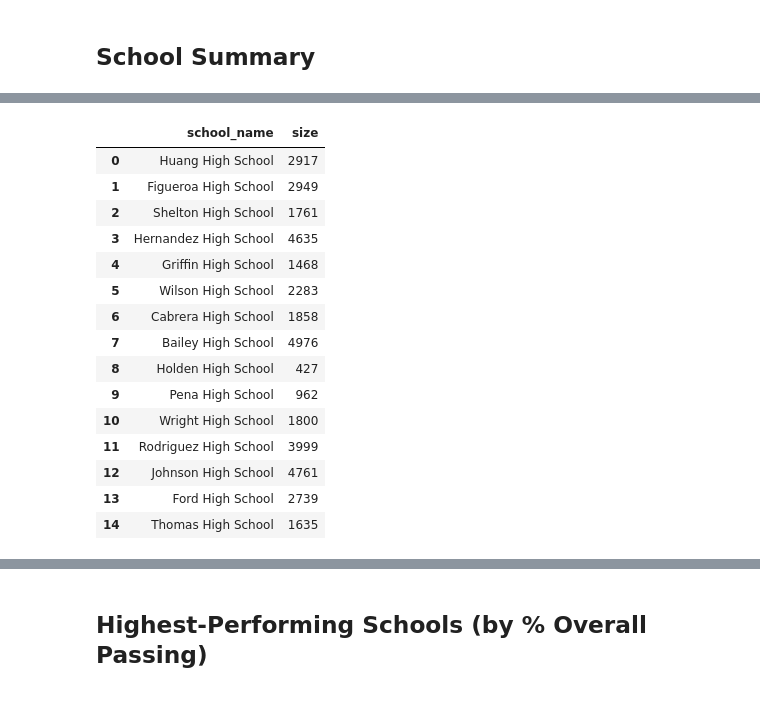
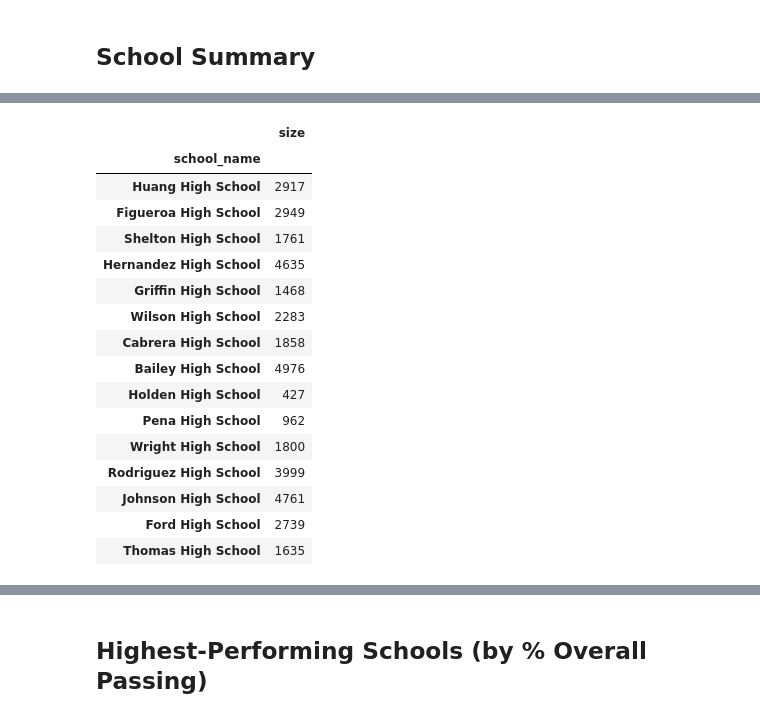
Before and after one commit to jmil86/pandas-challenge, a Jupyter notebook: PyCitySchools/PyCitySchools_starter.ipynb, the cells around one changed output, grey strips where cells are left out. Drawn from its saved outputs; the diff is of its cells as text; code cells hidden in the pictures.

```diff
--- a/PyCitySchools/PyCitySchools_starter.ipynb
+++ b/PyCitySchools/PyCitySchools_starter.ipynb
@@ -101,6 +101,6 @@ district_summary
 ## School Summary
 # %%
 # Use the code provided to select the type per school from school_data
-school_types = school_data.set_index(["school_name"])["type"]
+school_types = pd.DataFrame(school_data.set_index(["school_name"])["type"])
 school_types
 # %% [output]
@@ -124,25 +124,25 @@ Name: type, dtype: object
 # %%
 # Calculate the total student count per school from school_data
-schools_df = pd.DataFrame(school_data)
+student_count_per_school = pd.DataFrame(school_data.set_index(["school_name"])["size"])
 
-student_count_per_school = schools_df[['school_name', 'size']]
 student_count_per_school
 # %% [output]
-|  | school_name | size |
-| 0 | Huang High School | 2917 |
-| 1 | Figueroa High School | 2949 |
-| 2 | Shelton High School | 1761 |
-| 3 | Hernandez High School | 4635 |
-| 4 | Griffin High School | 1468 |
-| 5 | Wilson High School | 2283 |
-| 6 | Cabrera High School | 1858 |
-| 7 | Bailey High School | 4976 |
-| 8 | Holden High School | 427 |
-| 9 | Pena High School | 962 |
-| 10 | Wright High School | 1800 |
-| 11 | Rodriguez High School | 3999 |
-| 12 | Johnson High School | 4761 |
-| 13 | Ford High School | 2739 |
-| 14 | Thomas High School | 1635 |
+|  | size |
+| school_name |  |
+| Huang High School | 2917 |
+| Figueroa High School | 2949 |
+| Shelton High School | 1761 |
+| Hernandez High School | 4635 |
+| Griffin High School | 1468 |
+| Wilson High School | 2283 |
+| Cabrera High School | 1858 |
+| Bailey High School | 4976 |
+| Holden High School | 427 |
+| Pena High School | 962 |
+| Wright High School | 1800 |
+| Rodriguez High School | 3999 |
+| Johnson High School | 4761 |
+| Ford High School | 2739 |
+| Thomas High School | 1635 |
 # %%
 # Calculate the total school budget and per capita spending per school from school_data
```
Also changed, not shown: parts of 9 cells of this notebook.
